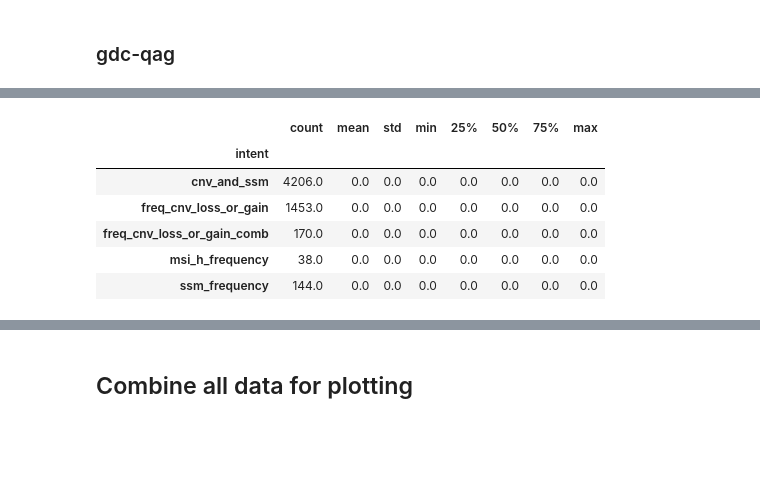
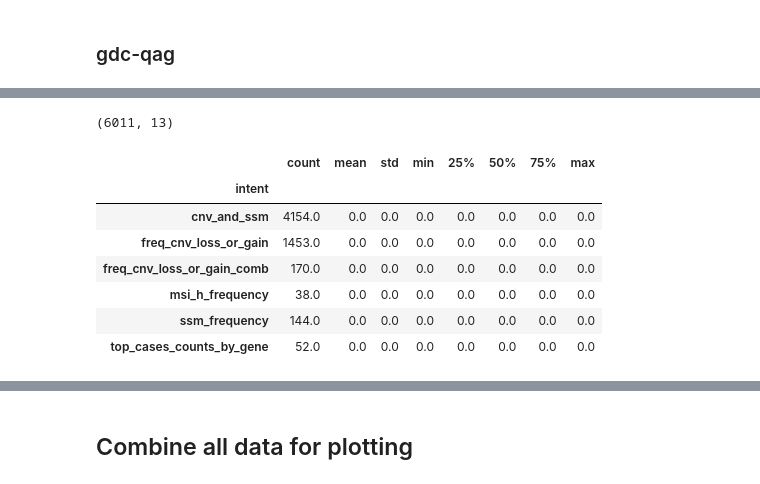
Before and after one commit to uc-cdis/gdc-qag, a Jupyter notebook: notebooks/plot.ipynb, the cells around one changed output, grey strips where cells are left out. Saved outputs shown, nothing was run; the diff lists cells and outputs as text; code cells hidden in the pictures; blank space fills up the shorter version.

```diff
--- a/notebooks/plot.ipynb
+++ b/notebooks/plot.ipynb
@@ -307,4 +365,4 @@ cnv_and_ssm                                               questions  \
 # %% [markdown]
 ### gdc-qag
 # %%
-gdc_qag_results = pd.read_csv('../csvs/gdc_qag_results.csv')
+gdc_qag_results = pd.read_csv('../csvs/gdc_qag_results.plot.csv')
@@ -310,0 +376,9 @@ gdc_qag_results = pd.read_csv('../csvs/gdc_qag_results.csv')
+# %%
+gdc_qag_join_truth = pd.merge(
+    left = gdc_qag_results,
+    right = truth_data,
+    left_on = ['Question'],
+    right_on = ['questions']
+)
+# %%
+gdc_qag_join_truth['delta_gdc_qag'] = gdc_qag_join_truth['GDC-QAG frequency'] - gdc_qag_join_truth['truth']
@@ -311,10 +389,17 @@ gdc_qag_results = pd.read_csv('../csvs/gdc_qag_results.csv')
+# %%
+gdc_qag_join_truth.shape
+# %% [output]
+(6011, 13)
+# %%
+gdc_qag_join_truth.rename(columns={'Intent': 'intent'}, inplace=True)
 # %%
-gdc_qag_results.groupby('intent')['delta_gdc_qag'].describe()
+gdc_qag_join_truth.groupby('intent')['delta_gdc_qag'].describe()
 # %% [output]
 |  | count | mean | std | min | 25% | 50% | 75% | max |
 | intent |  |  |  |  |  |  |  |  |
-| cnv_and_ssm | 4206.0 | 0.0 | 0.0 | 0.0 | 0.0 | 0.0 | 0.0 | 0.0 |
+| cnv_and_ssm | 4154.0 | 0.0 | 0.0 | 0.0 | 0.0 | 0.0 | 0.0 | 0.0 |
 | freq_cnv_loss_or_gain | 1453.0 | 0.0 | 0.0 | 0.0 | 0.0 | 0.0 | 0.0 | 0.0 |
 | freq_cnv_loss_or_gain_comb | 170.0 | 0.0 | 0.0 | 0.0 | 0.0 | 0.0 | 0.0 | 0.0 |
 | msi_h_frequency | 38.0 | 0.0 | 0.0 | 0.0 | 0.0 | 0.0 | 0.0 | 0.0 |
 | ssm_frequency | 144.0 | 0.0 | 0.0 | 0.0 | 0.0 | 0.0 | 0.0 | 0.0 |
+| top_cases_counts_by_gene | 52.0 | 0.0 | 0.0 | 0.0 | 0.0 | 0.0 | 0.0 | 0.0 |
```
Also changed, not shown: parts of 52 cells of this notebook, 7 other files.
